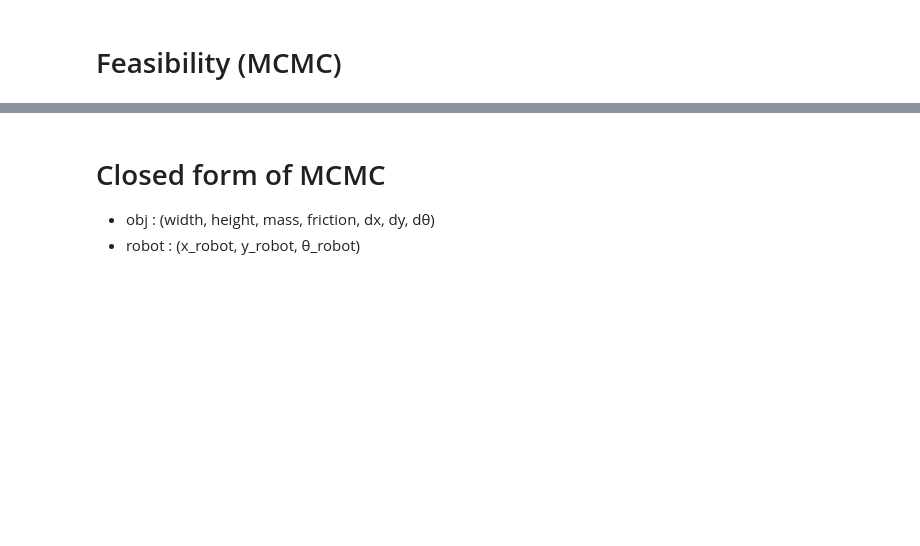
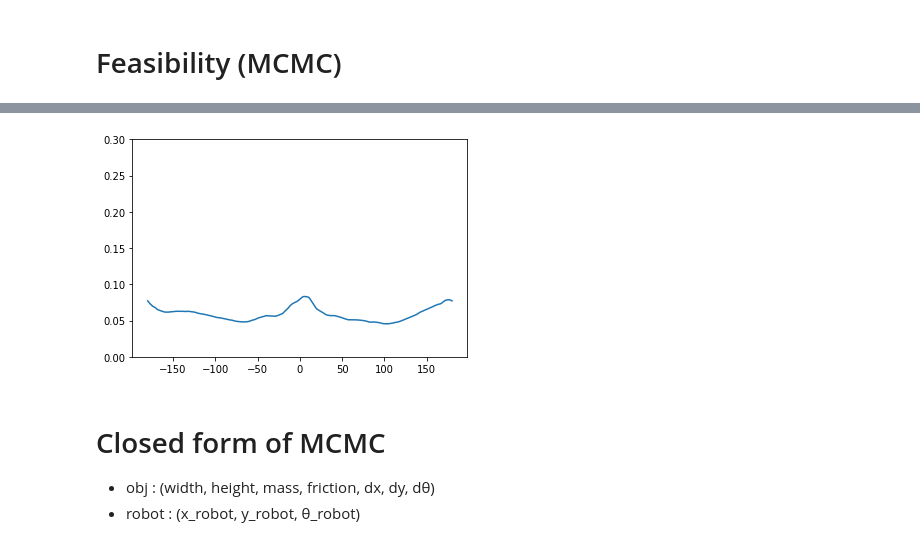
Before and after one commit to JoshuaHaustein/oracle_server, a Jupyter notebook: oracle_real.ipynb, the cells around one changed output, grey strips where cells are left out. Cells and saved outputs as stored; diff of their text form; code cells hidden in the pictures; blank space fills up the shorter version.

```diff
--- a/oracle_real.ipynb
+++ b/oracle_real.ipynb
@@ -1155,3 +956,22 @@ plt.show()
+# %%
+θs = np.linspace(-np.pi, np.pi, 256)
+ys = []
+θ_obj = 90 / 180 * np.pi
+d = 0.2
+k = 0.4
+m = 0.1
+µ = 0.2
+w = h = 0.1
+for θ in θs:
+    X = Variable(torch.cuda.FloatTensor([[np.cos(θ) * d, np.sin(θ) * d, 0.0, w, h, m, µ]]))
+    U = Variable(torch.cuda.FloatTensor([[k * np.cos(θ), k * np.sin(θ), 0.0, 0.4]]))
+    #U = Variable(torch.cuda.FloatTensor([[k * np.cos(θ_obj), k * np.sin(θ_obj), 0.0, 0.6]]))
+    ys.append(((norminv_y(variance(norm_x(X), norm_u(U)) ** 0.5)) ** 2)[0, :2].sum().data[0] ** 0.5)
+plt.ylim(0.0, 0.3)
+plt.plot(180 * θs / np.pi, ys)
+plt.show()
+# %% [output]
+[figure, added]
 # %% [markdown]
 # Closed form of MCMC
 - obj   : (width, height, mass, friction, dx, dy, dθ)
```
Also changed, not shown: parts of 43 cells of this notebook, 2 other files.
